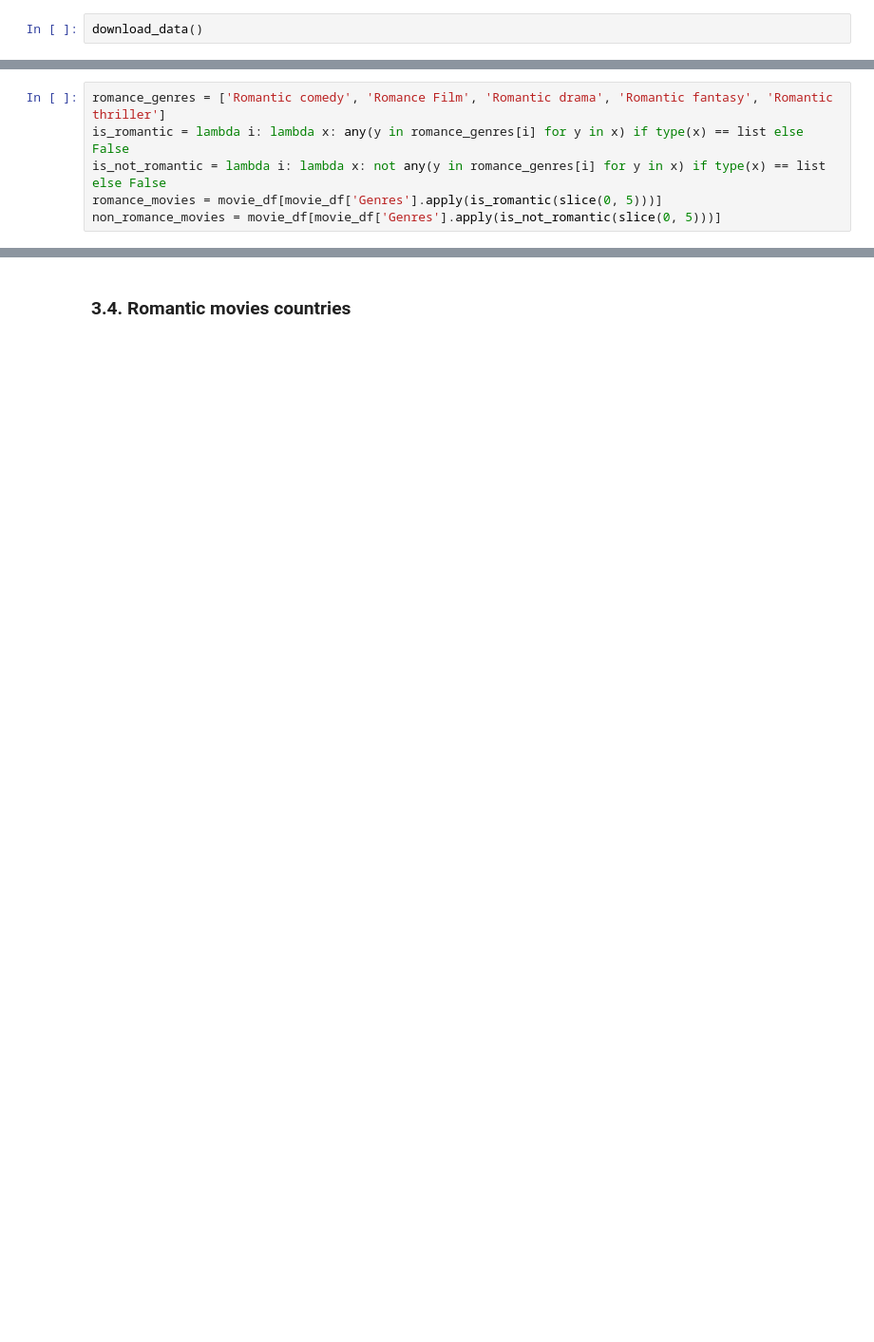
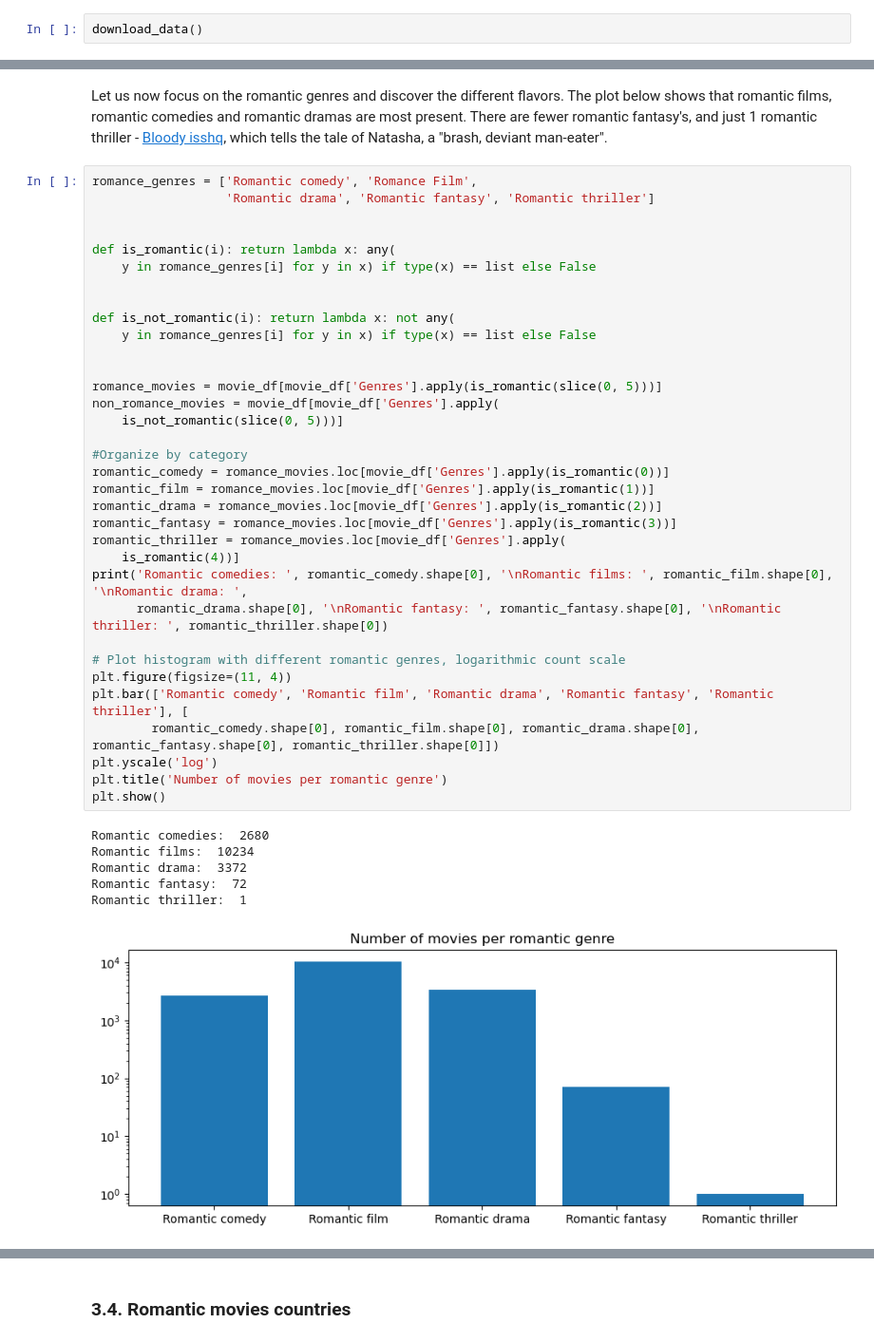
Before and after one commit to epfl-ada/ada-2022-project-toestewbrr, a Jupyter notebook: general_analysis.ipynb, the cells around one changed output, grey strips where cells are left out. Shown at 95% size. Saved outputs shown, nothing was run; the diff lists cells and outputs as text; blank space fills up the shorter version.

```diff
--- a/general_analysis.ipynb
+++ b/general_analysis.ipynb
@@ -119,6 +168,43 @@ One notices that there are several types of romantic movies: romantic comedy, ro
+# %% [markdown]
+Let us now focus on the romantic genres and discover the different flavors. The plot below shows that romantic films, romantic comedies and romantic dramas are most present. There are fewer romantic fantasy's, and just 1 romantic thriller - [Bloody isshq](https://en.wikipedia.org/wiki/Bloody_Isshq), which tells the tale of Natasha, a "brash, deviant man-eater".
 # %%
-romance_genres = ['Romantic comedy', 'Romance Film', 'Romantic drama', 'Romantic fantasy', 'Romantic thriller']
-is_romantic = lambda i: lambda x: any(y in romance_genres[i] for y in x) if type(x) == list else False
-is_not_romantic = lambda i: lambda x: not any(y in romance_genres[i] for y in x) if type(x) == list else False
+romance_genres = ['Romantic comedy', 'Romance Film',
+                  'Romantic drama', 'Romantic fantasy', 'Romantic thriller']
+
+
+def is_romantic(i): return lambda x: any(
+    y in romance_genres[i] for y in x) if type(x) == list else False
+
+
+def is_not_romantic(i): return lambda x: not any(
+    y in romance_genres[i] for y in x) if type(x) == list else False
+
+
 romance_movies = movie_df[movie_df['Genres'].apply(is_romantic(slice(0, 5)))]
-non_romance_movies = movie_df[movie_df['Genres'].apply(is_not_romantic(slice(0, 5)))]
+non_romance_movies = movie_df[movie_df['Genres'].apply(
+    is_not_romantic(slice(0, 5)))]
+
+#Organize by category
+romantic_comedy = romance_movies.loc[movie_df['Genres'].apply(is_romantic(0))]
+romantic_film = romance_movies.loc[movie_df['Genres'].apply(is_romantic(1))]
+romantic_drama = romance_movies.loc[movie_df['Genres'].apply(is_romantic(2))]
+romantic_fantasy = romance_movies.loc[movie_df['Genres'].apply(is_romantic(3))]
+romantic_thriller = romance_movies.loc[movie_df['Genres'].apply(
+    is_romantic(4))]
+print('Romantic comedies: ', romantic_comedy.shape[0], '\nRomantic films: ', romantic_film.shape[0], '\nRomantic drama: ',
+      romantic_drama.shape[0], '\nRomantic fantasy: ', romantic_fantasy.shape[0], '\nRomantic thriller: ', romantic_thriller.shape[0])
+
+# Plot histogram with different romantic genres, logarithmic count scale
+plt.figure(figsize=(11, 4))
+plt.bar(['Romantic comedy', 'Romantic film', 'Romantic drama', 'Romantic fantasy', 'Romantic thriller'], [
+        romantic_comedy.shape[0], romantic_film.shape[0], romantic_drama.shape[0], romantic_fantasy.shape[0], romantic_thriller.shape[0]])
+plt.yscale('log')
+plt.title('Number of movies per romantic genre')
+plt.show()
+# %% [output]
+Romantic comedies:  2680
+Romantic films:  10234
+Romantic drama:  3372
+Romantic fantasy:  72
+Romantic thriller:  1
+[figure, added]
```
Also changed, not shown: parts of 52 cells of this notebook.
